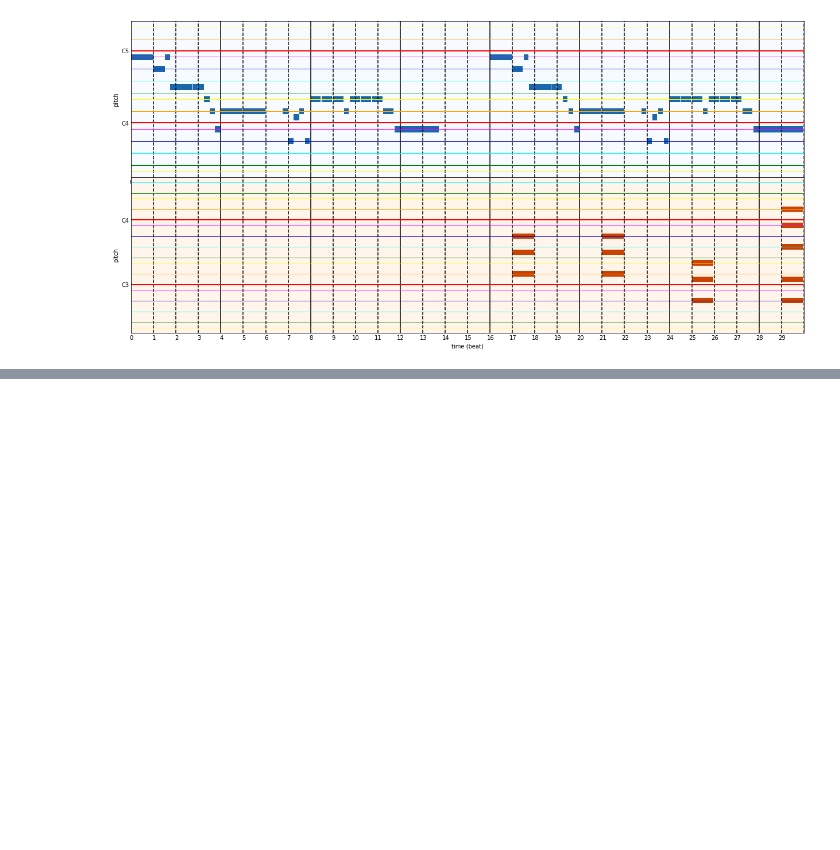
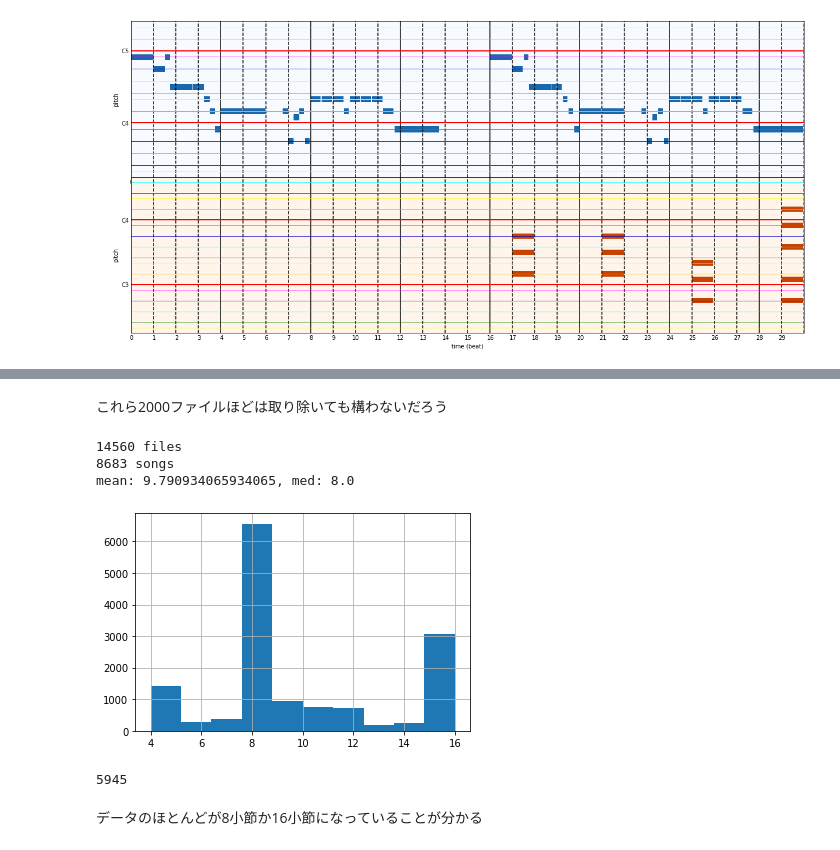
Before and after one commit to fuurin/midi, a Jupyter notebook: TheoryTabAnalysis.ipynb, the cells around one changed output, grey strips where cells are left out. Cells and saved outputs as stored; diff of their text form; code cells hidden in the pictures; blank space fills up the shorter version.

```diff
--- a/TheoryTabAnalysis.ipynb
+++ b/TheoryTabAnalysis.ipynb
@@ -287,0 +320,20 @@ sample 128 picked from c/cults/go-outside/intro_key.mid
+# %% [markdown]
+これら2000ファイルほどは取り除いても構わないだろう
+# %%
+df_normal = df[(df['bars'] >= 4) & (df['bars'] <= 16)]
+print(len(df_normal), "files")
+print(len(df_normal['song'].unique()), 'songs')
+print(f"mean: {df_normal['bars'].mean()}, med: {df_normal['bars'].median()}")
+df_normal['bars'].hist()
+None
+# %% [output]
+14560 files
+8683 songs
+mean: 9.790934065934065, med: 8.0
+[figure, added]
+# %%
+len(df_normal[df_normal['bars'] > 8])
+# %% [output]
+5945
+# %% [markdown]
+データのほとんどが8小節か16小節になっていることが分かる
```
Also changed, not shown: parts of 5 cells of this notebook.
